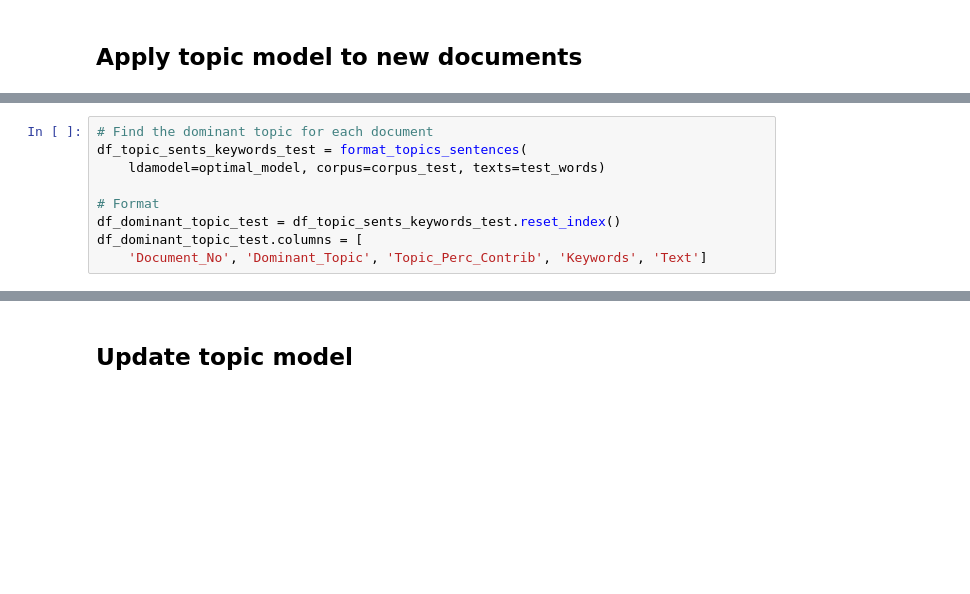
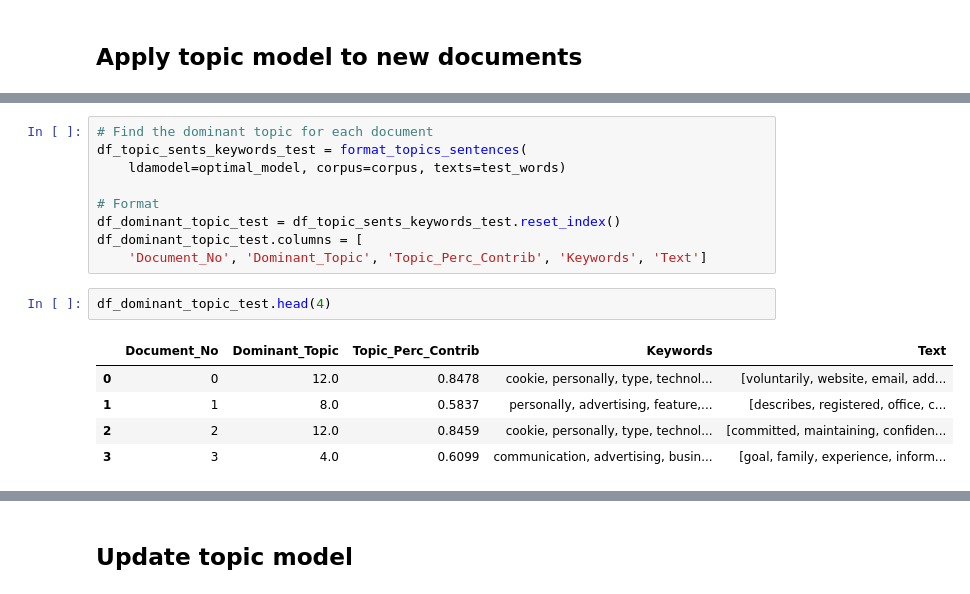
Before and after one commit to debshila/multilevel-text-summarization, a Jupyter notebook: src/ACL topic modeling whole document.ipynb, the cells around one changed output, grey strips where cells are left out. Cells and saved outputs as stored; diff of their text form; blank space fills up the shorter version.

```diff
--- a/src/ACL topic modeling whole document.ipynb
+++ b/src/ACL topic modeling whole document.ipynb
@@ -382,9 +298,17 @@ Wall time: 383 ms
 # %%
 # Find the dominant topic for each document
 df_topic_sents_keywords_test = format_topics_sentences(
-    ldamodel=optimal_model, corpus=corpus_test, texts=test_words)
+    ldamodel=optimal_model, corpus=corpus, texts=test_words)
 
 # Format
 df_dominant_topic_test = df_topic_sents_keywords_test.reset_index()
 df_dominant_topic_test.columns = [
     'Document_No', 'Dominant_Topic', 'Topic_Perc_Contrib', 'Keywords', 'Text']
+# %%
+df_dominant_topic_test.head(4)
+# %% [output]
+|  | Document_No | Dominant_Topic | Topic_Perc_Contrib | Keywords | Text |
+| 0 | 0 | 12.0 | 0.8478 | cookie, personally, type, technol... | [voluntarily, website, email, add... |
+| 1 | 1 | 8.0 | 0.5837 | personally, advertising, feature,... | [describes, registered, office, c... |
+| 2 | 2 | 12.0 | 0.8459 | cookie, personally, type, technol... | [committed, maintaining, confiden... |
+| 3 | 3 | 4.0 | 0.6099 | communication, advertising, busin... | [goal, family, experience, inform... |
```
Also changed, not shown: parts of 49 cells of this notebook, 1 other file.
